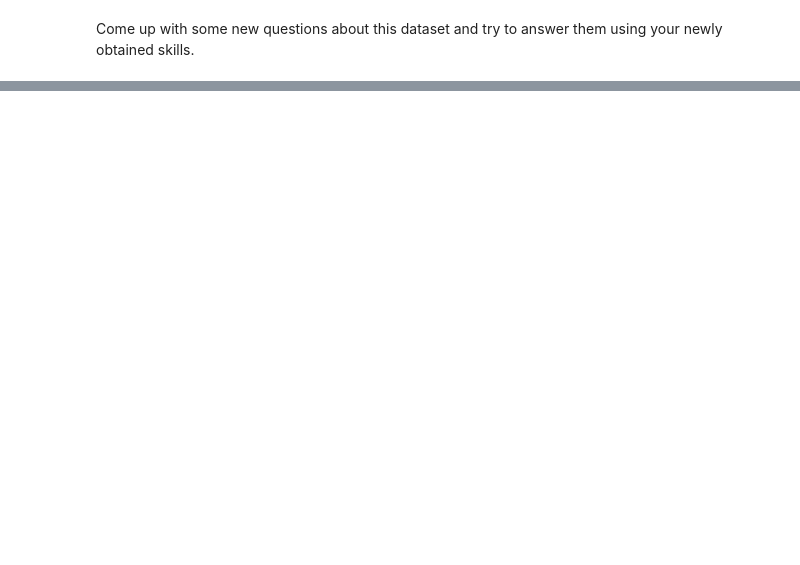
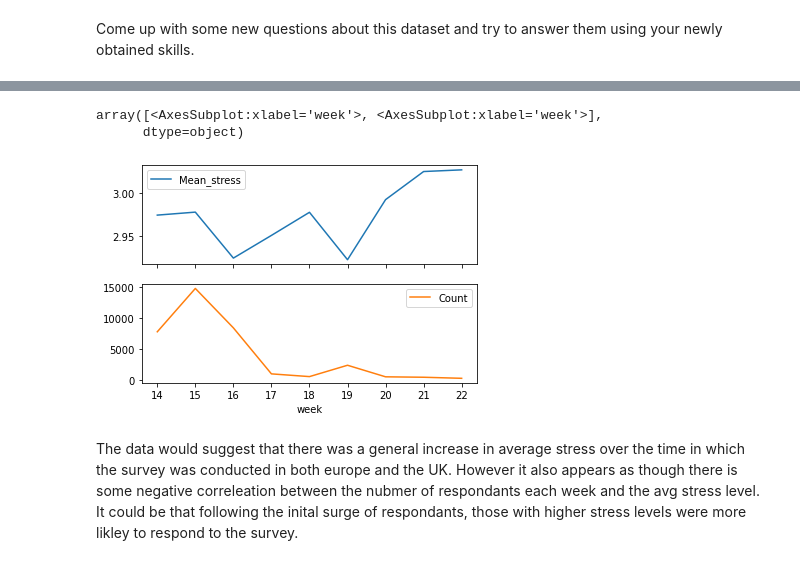
Before and after one commit to JoeBlackSci/python-for-data-science-wdss, a Jupyter notebook: session1/session-one-project-questions.ipynb, the cells around one changed output, grey strips where cells are left out. Cells and saved outputs as stored; diff of their text form; code cells hidden in the pictures; blank space fills up the shorter version.

```diff
--- a/session1/session-one-project-questions.ipynb
+++ b/session1/session-one-project-questions.ipynb
@@ -222,7 +531,13 @@ Cool! It seems like there is a negative correlation between these two variables.
 In this section we will draw comparisons between the United Kingdom and the rest of Europe. We have provided an Excel spreadsheet in the [session materials](https://education.wdss.io/python-for-data-science/session-one/) that maps countries to continents, which can be used to aid in this comparison. Start by loading this dataset into the notebook.
 # %%
 # Load the country mapping spreadsheet
+country_map = pd.read_excel("../data/countries_by_continent.xlsx")
 # %% [markdown]
 Create a pandas series of all European countries except the United Kingdom.
+# %%
+europe_map = country_map.Country[
+    (country_map['Continent'] == 'Europe')
+    & (country_map['Country'] != 'United Kingdon')
+]
 # %% [markdown]
 Use this series to create two dataframes, `uk_df` and `euro_df` containing observations from the UK and rest of Europe respectively.
@@ -261,0 +639,11 @@ Come up with some new questions about this dataset and try to answer them using
+# %%
+euro_df.groupby(euro_df.RecordedDate.dt.isocalendar().week).agg(
+    Mean_stress = ('Avg_stress', 'mean'),
+    Count = ('Avg_stress', 'count')
+).plot(subplots=True)
+# %% [output]
+array([<AxesSubplot:xlabel='week'>, <AxesSubplot:xlabel='week'>],
+      dtype=object)
+[figure, added]
+# %% [markdown]
+The data would suggest that there was a general increase in average stress over the time in which the survey was conducted in both europe and the UK. However it also appears as though there is some negative correleation between the nubmer of respondants each week and the avg stress level. It could be that following the inital surge of respondants, those with higher stress levels were more likley to respond to the survey.
```
Also changed, not shown: parts of 48 cells of this notebook, 5 other files.
